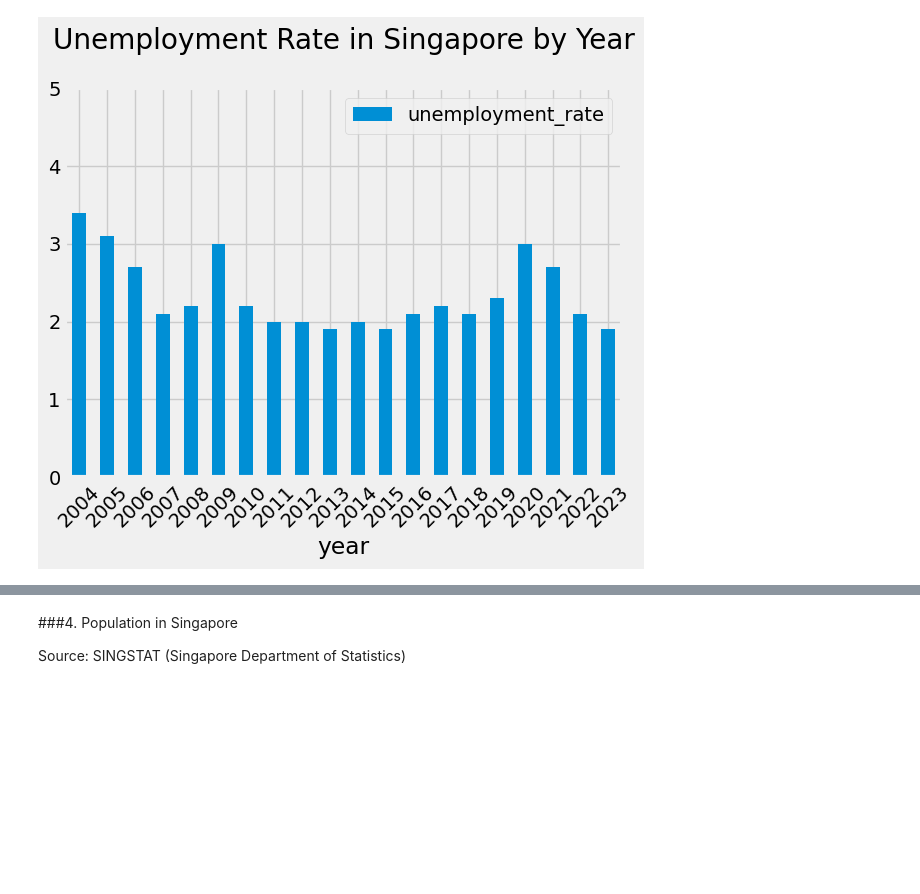
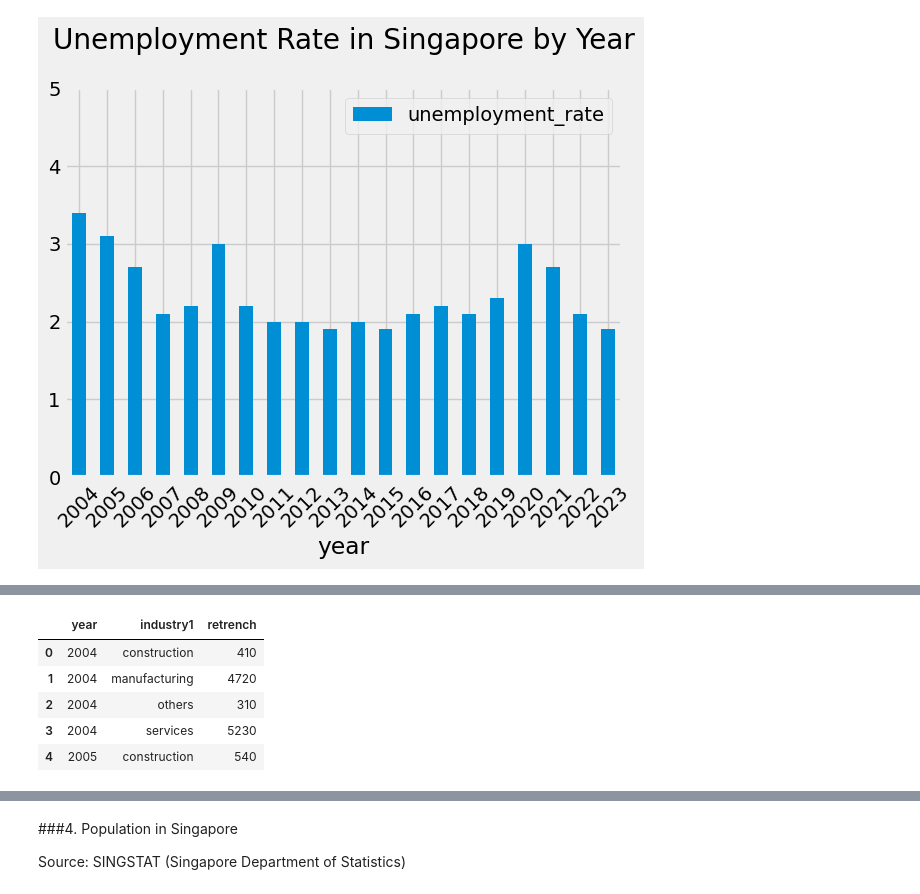
Before and after one commit to Zhenna/Singapore_cost_of_living_analytics_visualization, a Jupyter notebook: Cost_Living_Singapore_Yearly_Trend.ipynb, the cells around one changed output, grey strips where cells are left out. Drawn from its saved outputs; the diff is of its cells as text; code cells hidden in the pictures; blank space fills up the shorter version.

```diff
--- a/Cost_Living_Singapore_Yearly_Trend.ipynb
+++ b/Cost_Living_Singapore_Yearly_Trend.ipynb
@@ -232,0 +248,27 @@ Text(0.5, 1.08, 'Unemployment Rate in Singapore by Year')
+# %%
+# drop rows with '-' in 'retrench' column
+df_retrench = df_retrench[df_retrench['retrench'] != '-']
+
+# convert retrench to integer
+df_retrench['retrench'] = df_retrench['retrench'].astype(int)
+
+# create a 'year' column and parse year from quarter column
+df_retrench['year'] = df_retrench['quarter'].str[:4].astype(int)
+
+# filter and keep year from 2004 to 2023
+df_retrench = df_retrench[(df_retrench['year'] >= 2004) & (df_retrench['year'] <= 2023)]
+
+df_retrench.head()
+
+df_retrench_agg = df_retrench.groupby(['year', 'industry1']).agg(
+    {'retrench': 'sum'}
+).reset_index()
+
+df_retrench_agg.head()
+# %% [output]
+|  | year | industry1 | retrench |
+| 0 | 2004 | construction | 410 |
+| 1 | 2004 | manufacturing | 4720 |
+| 2 | 2004 | others | 310 |
+| 3 | 2004 | services | 5230 |
+| 4 | 2005 | construction | 540 |
```
Also changed, not shown: parts of 4 cells of this notebook, 1 other file.
